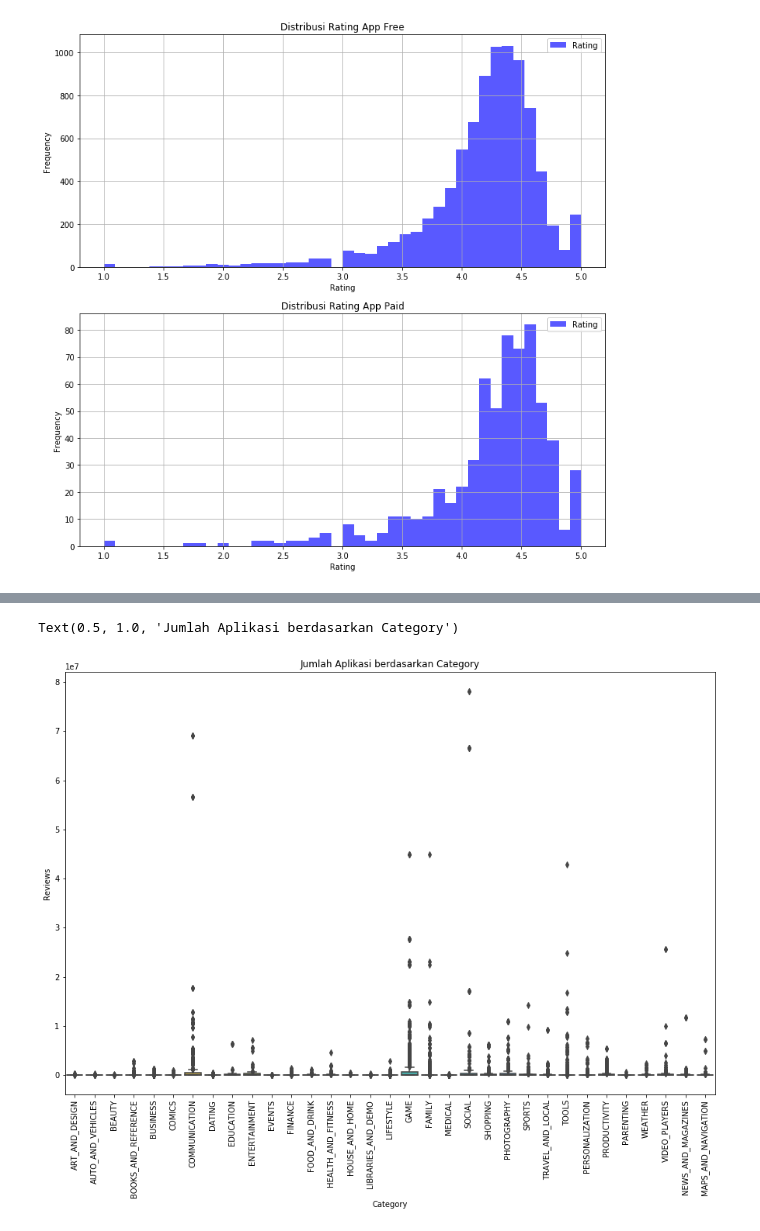
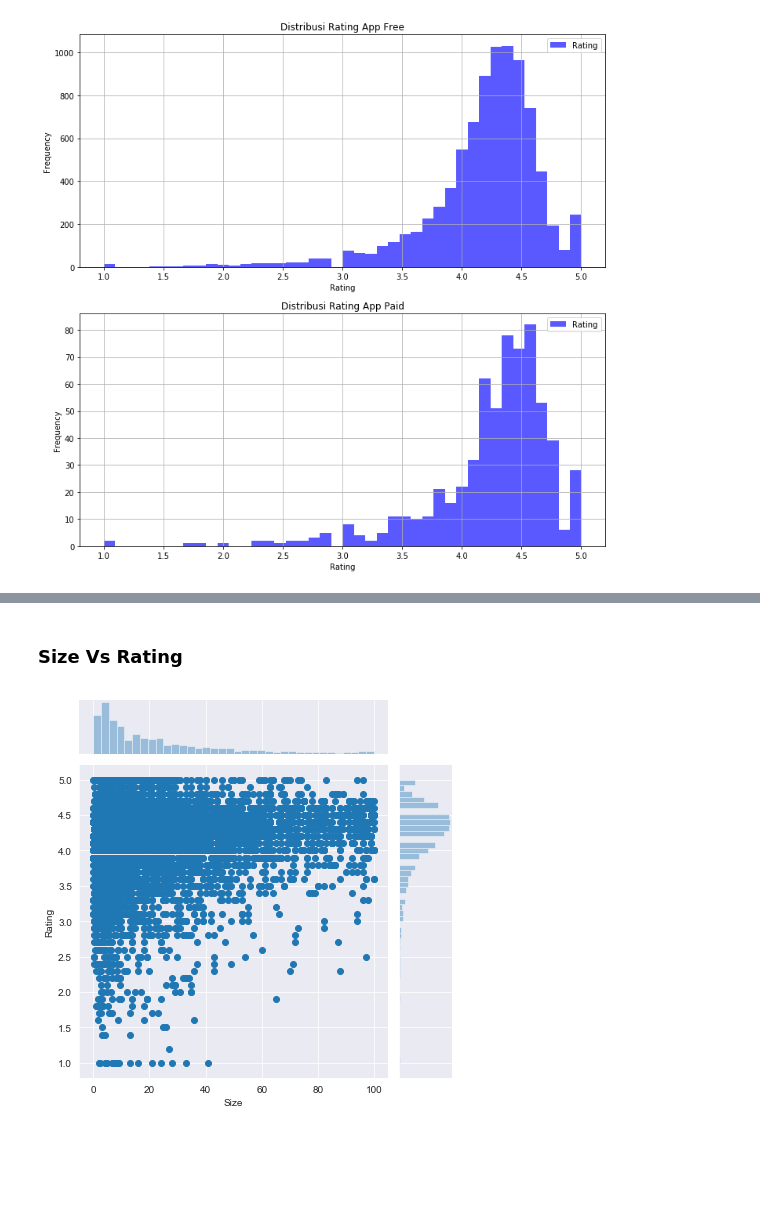
Before and after one commit to rafaelstevi/GooglePlaystore, a Jupyter notebook: Files/eda-googleplaystore.ipynb, the cells around one changed output, grey strips where cells are left out. Saved outputs shown, nothing was run; the diff lists cells and outputs as text; code cells hidden in the pictures; blank space fills up the shorter version.

Commit message:
add joint plot for size & rating

```diff
--- a/Files/eda-googleplaystore.ipynb
+++ b/Files/eda-googleplaystore.ipynb
@@ -305,3 +311,12 @@ array(['10,000+', '500,000+', '5,000,000+', '50,000,000+', '100,000+',
        '10+', '1+', '5+', '0+', '0'], dtype=object)
 # %% [markdown]
 Setelah menemukan Nilai unik dari kolom Installs, dapat mengetahui jarak dari satu titik milestone ke titik milestone lainnya.
+# %%
+# Mengilangkan '+' dan ',' pada kolom Installs
+
+dfGapps['Installs'] = dfGapps['Installs'].apply(lambda x: x.replace('+', '') if '+' in str(x) else x)
+dfGapps['Installs'] = dfGapps['Installs'].apply(lambda x: x.replace(',', '') if ',' in str(x) else x)
+dfGapps['Installs'] = dfGapps['Installs'].apply(lambda x: int(x))
+
+# Mengubah type Installs kembali menjadi Float
+dfGapps['Installs'] = dfGapps['Installs'].apply(lambda x: float(x))
@@ -308,3 +325,15 @@ Setelah menemukan Nilai unik dari kolom Installs, dapat mengetahui jarak dari sa
+# %%
+# Mengubah nilai 'Varies with device menjadi 'NaN' dan Mengkonversi value Size kedalam satuan Megabyte
+dfGapps['Size'] = dfGapps['Size'].apply(lambda x: str(x).replace('Varies with device', 'NaN') if 'Varies with device' in str(x) else x)
+
+dfGapps['Size'] = dfGapps['Size'].apply(lambda x: str(x).replace('M', '') if 'M' in str(x) else x)
+dfGapps['Size'] = dfGapps['Size'].apply(lambda x: str(x).replace(',', '') if 'M' in str(x) else x)
+
+# mengkonversi kilobyte menjadi byte dengan / 1000
+dfGapps['Size'] = dfGapps['Size'].apply(lambda x: float(str(x).replace('k', '')) / 1000 if 'k' in str(x) else x)
+
+# Mengubah type Size kembali menjadi Float
+dfGapps['Size'] = dfGapps['Size'].apply(lambda x: float(x))
 # %% [markdown]
 ### Type
 # %%
@@ -704,8 +798,8 @@ axes[6][4].remove()
-# %%
-plt.figure(figsize=(15,10))
-sns.boxplot(x='Category',y='Reviews',data= dfGapps)
-plt.xticks(rotation=90)
-plt.title("Jumlah Aplikasi berdasarkan Category")
-# %% [output]
-Text(0.5, 1.0, 'Jumlah Aplikasi berdasarkan Category')
-[figure, removed]
+# %% [markdown]
+### Size Vs Rating
+# %%
+# Size vs Rating
+sns.set_style("darkgrid")
+ax = sns.jointplot(dfGapps['Size'], dfGapps['Rating'])
+# %% [output]
+[figure, added]
```
Also changed, not shown: parts of 4 cells of this notebook.
